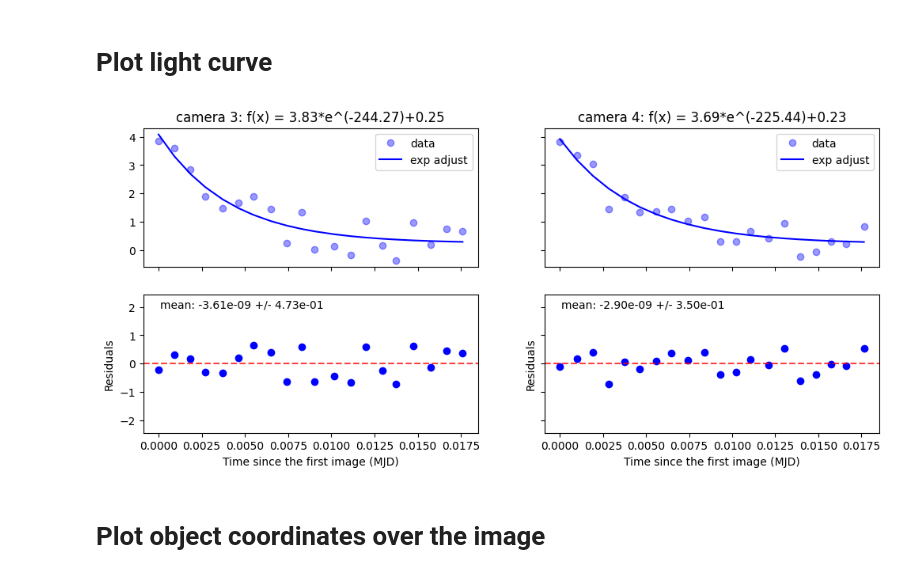
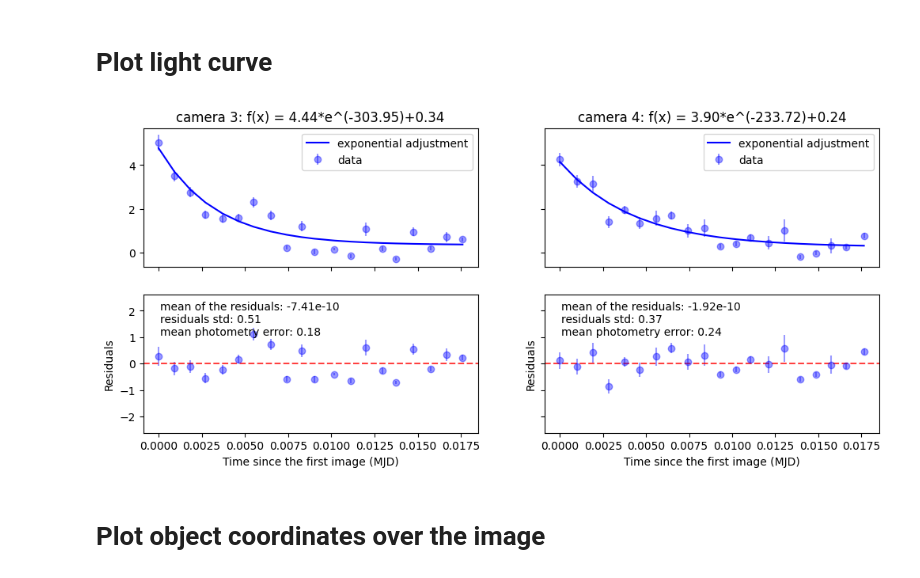
Before and after one commit to DBernardes/Tools-for-the-MOPTOP-pipeline-products, a Jupyter notebook: photometry_extraction.ipynb, the cells around one changed output. Saved outputs shown, nothing was run; the diff lists cells and outputs as text; code cells hidden in the pictures.

Commit message:
adding the error of the photometry

```diff
--- a/photometry_extraction.ipynb
+++ b/photometry_extraction.ipynb
@@ -74,6 +74,7 @@ for obj_name in objects["name"]:
         "ycoord": [],
         "psf_radius": [],
         "star_photons": [],
+        "star_error": [],
     }
 
 
@@ -88,12 +89,22 @@ for file in image_list:
     phot.calc_psf_photons()
 
     for _object in phot.obj_list:
-        name, xcoord, ycoord, mjd, psf_radius, *_, star_photons = _object.get_info()
+        (
+            name,
+            xcoord,
+            ycoord,
+            mjd,
+            psf_radius,
+            *_,
+            star_photons,
+            star_err,
+        ) = _object.get_info()
         objects_photometry[name]["mjd"].append(mjd)
         objects_photometry[name]["xcoord"].append(xcoord)
         objects_photometry[name]["ycoord"].append(ycoord)
         objects_photometry[name]["psf_radius"].append(psf_radius)
         objects_photometry[name]["star_photons"].append(star_photons)
+        objects_photometry[name]["star_error"].append(star_err)
 
 
 for obj_name, obj_info in objects_photometry.items():
@@ -127,6 +138,7 @@ import pandas as pd
 import os
 import numpy as np
 import scipy
+from math import sqrt
 
 star_name = "GRB 230818A"
 experiment = "all data"
@@ -135,13 +147,12 @@ src_path = os.path.join(
 )
 
 
-def monoExp(x, m, t, b):
-    return m * np.exp(-t * x) + b
+def monoExp(x, a, b, c):
+    return a * np.exp(-b * x) + c
 
 
-fig, axs = plt.subplots(2, 2, figsize=(12, 5), sharey="row", sharex="col")
-for camera in [3, 4]:
-    cand, comp_1, comp_2 = [], [], []
+def read_csv_files():
+    cand, comp_1 = [], []
     for _set in ["first"]:
         csv_path = os.path.join(src_path, f"{_set} set", "csv")
         csv_file = os.path.join(csv_path, f"comparison_1_cam{camera}.csv")
@@ -150,47 +161,86 @@ for camera in [3, 4]:
         cand.append(pd.read_csv(csv_file))
 
     df = pd.concat(cand, axis=0, ignore_index=True)
     cand = df["star_photons"]
+    cand_err = df["star_error"]
     df = pd.concat(comp_1, axis=0, ignore_index=True)
     comp_1 = df["star_photons"]
-    comp = comp_1
-    cand /= comp
-    median = np.median(cand)
-    cand /= median
+    comp_1_err = df["star_error"]
+
+    norm_cand = cand / comp_1
+    cand_err = np.abs(norm_cand) * np.sqrt(
+        (cand_err / cand) ** 2 + (comp_1_err / comp_1) ** 2
+    )
+
+    median = np.median(norm_cand)
+    norm_cand /= median
+    cand_err /= median
     mjd = df["mjd"]
     mjd -= mjd[0]
 
+    return norm_cand, cand_err, mjd
+
+
+def calc_adjust(x, y):
+    params, _ = scipy.optimize.curve_fit(monoExp, x, y)
+    a, b, c = params
+    exp_adjust = monoExp(x, a, b, c)
+    return exp_adjust, a, b, c
+
+
+cand, err, mjd = read_csv_files()
+
+fig, axs = plt.subplots(2, 2, figsize=(12, 5), sharey="row", sharex="col")
+for camera in [3, 4]:
+    cand, cand_err, mjd = read_csv_files()
+    exp_adjust, a, b, c = calc_adjust(mjd, cand)
+
+    # --------------------------------------------------------------
     ax = axs[0, camera - 3]
-    ax.plot(mjd, cand, "bo", alpha=0.4, label="data")
+    ax.errorbar(
+        mjd, cand, cand_err, marker="o", color="b", alpha=0.4, label="data", ls="none"
+    )
 
-    params, cv = scipy.optimize.curve_fit(monoExp, mjd, cand)
-    m, t, b = params
-    exp_adjust = monoExp(mjd, m, t, b)
-    ax.plot(mjd, exp_adjust, "b-", label="exp adjust")
-    ax.set_title(f"camera {camera}: f(x) = {m:.2f}*e^({-t:.2f})+{b:.2f}")
+    ax.plot(mjd, exp_adjust, "b-", label="exponential adjustment")
+    ax.set_title(f"camera {camera}: f(x) = {a:.2f}*e^({-b:.2f})+{c:.2f}")
     ax.legend()
 
+    # --------------------------------------------------------------
     ax = axs[1, camera - 3]
     residuals = cand - exp_adjust
     mean = np.mean(residuals)
     std = np.std(residuals)
-    ax.plot(mjd, residuals, "ob")
+
+    ax.errorbar(
+        mjd,
+        residuals,
+        cand_err,
+        marker="o",
+        color="b",
+        alpha=0.4,
+        label="data",
+        ls="none",
+    )
+
+    # --------------------------------------------------------------
+
     ax.set_ylabel("Residuals")
     ax.axhline(mean, color="r", linestyle="--", alpha=0.75)
     ax.set_ylim(mean - 7 * std, mean + 7 * std)
     ax.set_xlabel("Time since the first image (MJD)")
     ax.annotate(
-        f"mean: {mean:.2e} +/- {std:.2e}",
-        (0.05, 0.9),
+        f"mean of the residuals: {mean:.2e}\nresiduals std: {std:.2f}\nmean photometry error: {np.mean(cand_err):.2f}",
+        (0.05, 0.95),
         fontsize=10,
         ha="left",
+        va="top",
         xycoords="axes fraction",
     )
 
 plt.savefig(os.path.join(src_path, "light_curve.png"))
 plt.show()
 # %% [output]
-[figure, old version]
+[figure, new version]
 # %% [markdown]
 # Plot object coordinates over the image
 # %%
```
Also changed, not shown: parts of 1 cell of this notebook, 6 other files.
